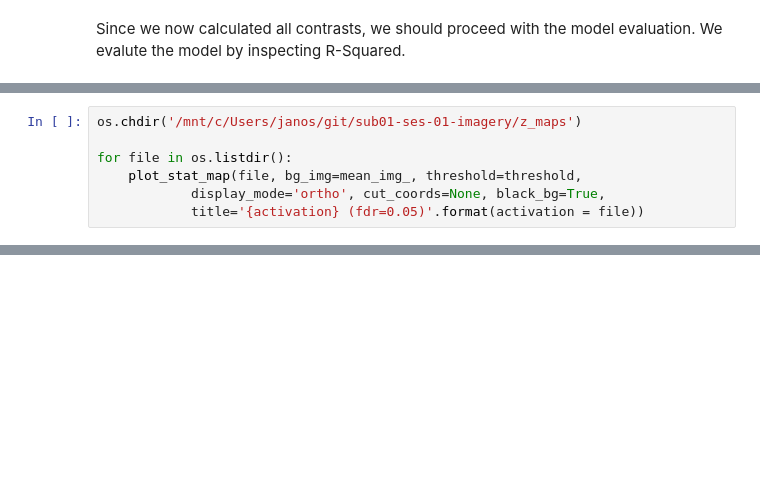
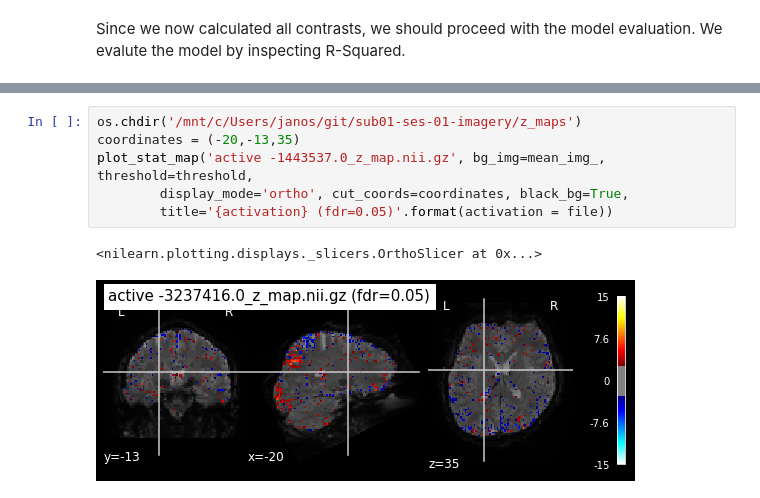
Before and after one commit to JNPauli/Banter, a Jupyter notebook: data/General_linear_model.ipynb, the cells around one changed output, grey strips where cells are left out. Saved outputs shown, nothing was run; the diff lists cells and outputs as text; blank space fills up the shorter version.

```diff
--- a/data/General_linear_model.ipynb
+++ b/data/General_linear_model.ipynb
@@ -556,7 +519,0 @@ Next step would be to check, if the results of all contrasts across runs is cons
-# %%
-os.chdir('/mnt/c/Users/janos/git/sub01-ses-01-imagery/z_maps')
-
-for file in os.listdir():
-    plot_stat_map(file, bg_img=mean_img_, threshold=threshold,
-            display_mode='ortho', cut_coords=None, black_bg=True,
-            title='{activation} (fdr=0.05)'.format(activation = file))
@@ -582,0 +528,9 @@ Activation patterns from the coronal cut are also only kind of overlapping with
+# %%
+os.chdir('/mnt/c/Users/janos/git/sub01-ses-01-imagery/z_maps')
+coordinates = (-20,-13,35)
+plot_stat_map('active -1443537.0_z_map.nii.gz', bg_img=mean_img_, threshold=threshold,
+        display_mode='ortho', cut_coords=coordinates, black_bg=True,
+        title='{activation} (fdr=0.05)'.format(activation = file))
+# %% [output]
+<nilearn.plotting.displays._slicers.OrthoSlicer at 0x...>
+[figure, added]
```
Also changed, not shown: parts of 22 cells of this notebook.
